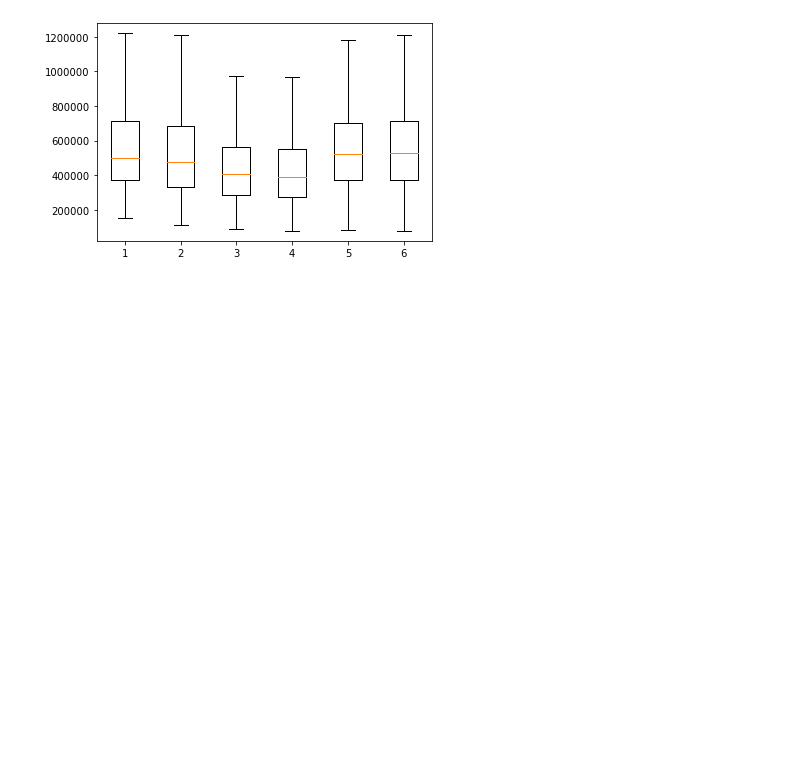
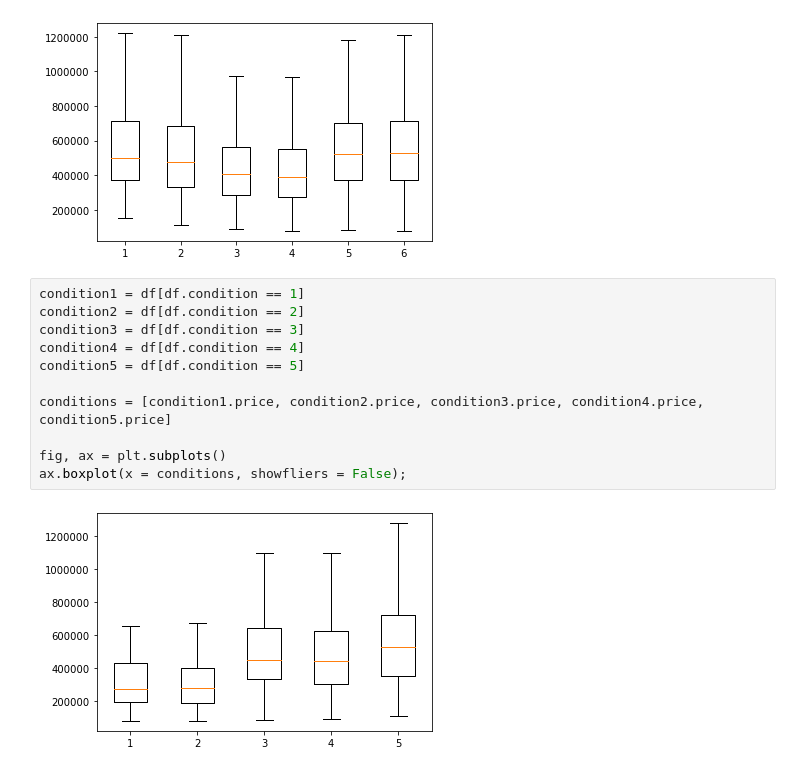
Before and after one commit to griffinhundley/predicting-housing-prices, a Jupyter notebook: LHP.ipynb, the cells around one changed output. Drawn from its saved outputs; the diff is of its cells as text; blank space fills up the shorter version.

```diff
--- a/LHP.ipynb
+++ b/LHP.ipynb
@@ -179,3 +179,16 @@ fig, ax = plt.subplots()
 ax.boxplot(x = prices, showfliers = False);
 # %% [output]
 [figure]
+# %%
+condition1 = df[df.condition == 1]
+condition2 = df[df.condition == 2]
+condition3 = df[df.condition == 3]
+condition4 = df[df.condition == 4]
+condition5 = df[df.condition == 5]
+
+conditions = [condition1.price, condition2.price, condition3.price, condition4.price, condition5.price]
+
+fig, ax = plt.subplots()
+ax.boxplot(x = conditions, showfliers = False);
+# %% [output]
+[figure, added]
```
Also changed, not shown: parts of 1 cell of this notebook, 1 other file.
